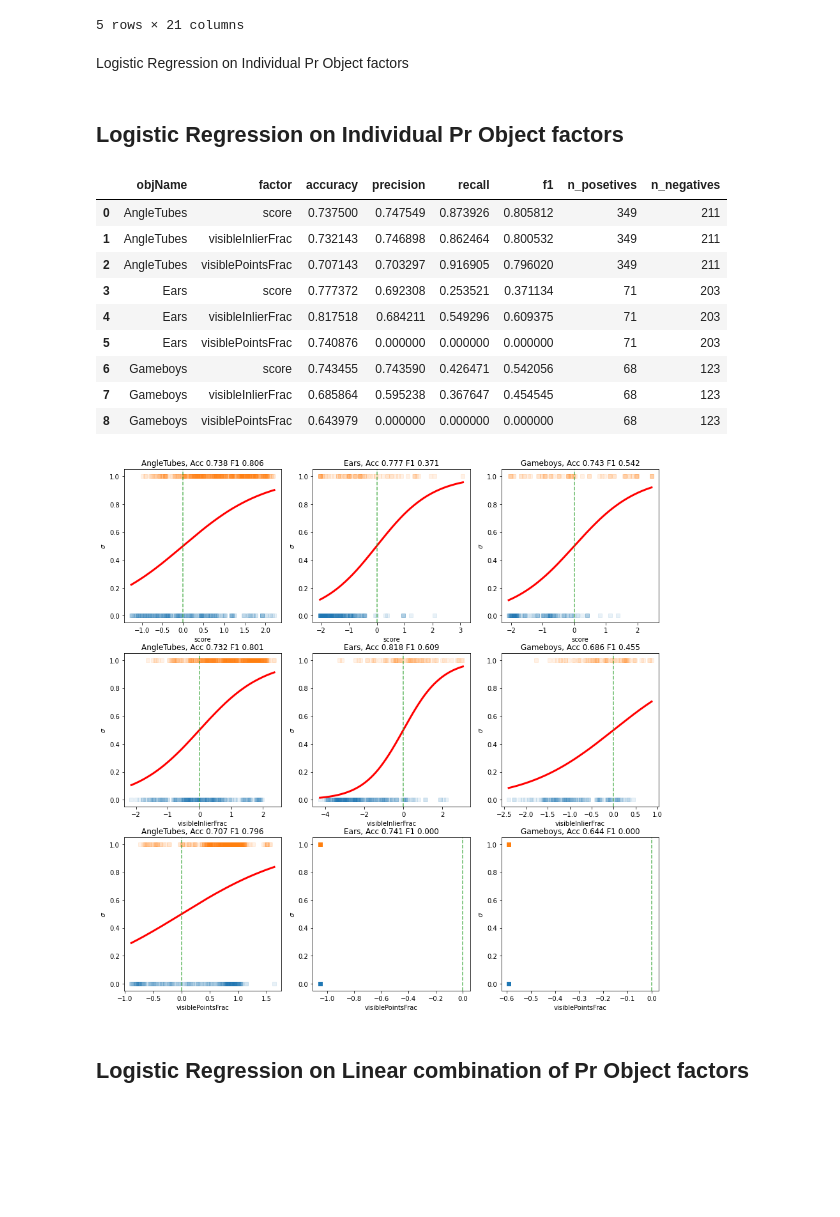
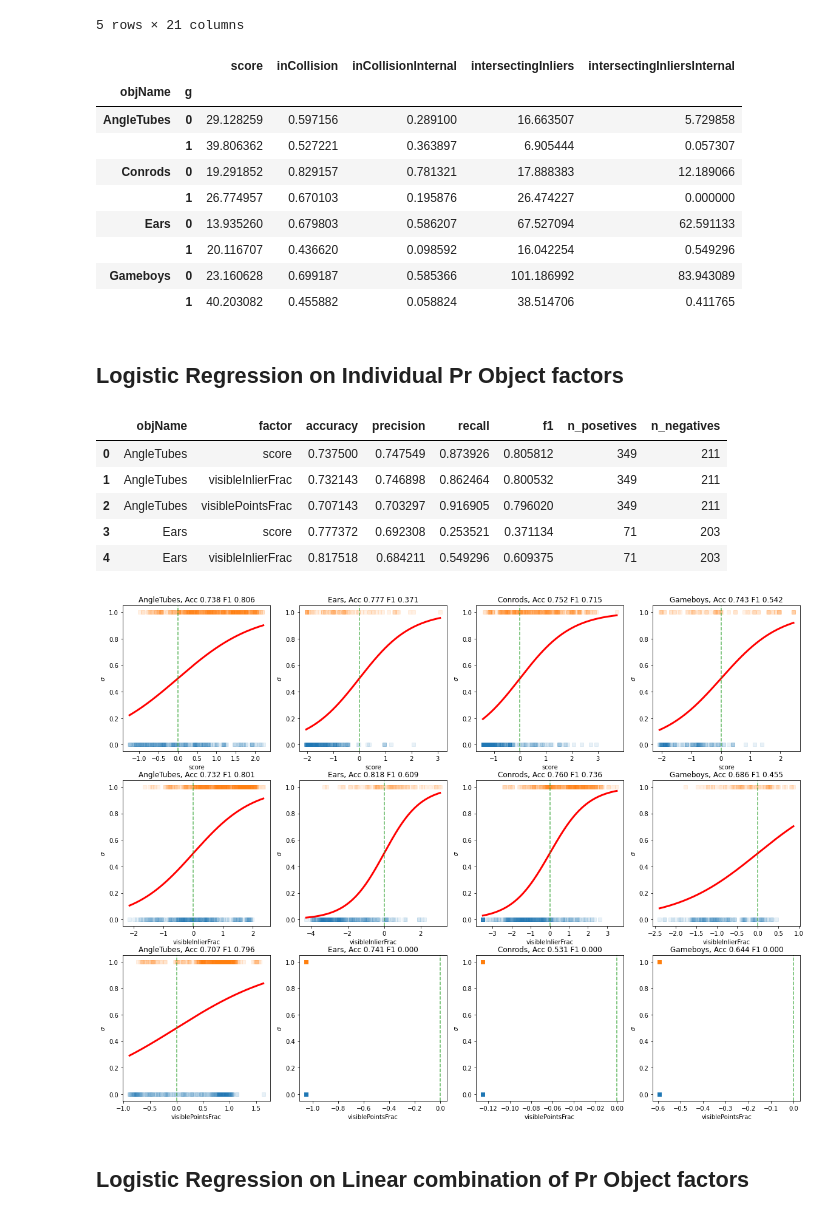
Before and after one commit to Jensbeltman/masterRepo, a Jupyter notebook: scripts/dataset_logistic_regression.ipynb, the cells around one changed output. Cells and saved outputs as stored; diff of their text form; code cells hidden in the pictures; blank space fills up the shorter version.

```diff
--- a/scripts/dataset_logistic_regression.ipynb
+++ b/scripts/dataset_logistic_regression.ipynb
@@ -52,8 +52,19 @@ Gameboys 0.6399999999999999
 | 3 | AngleTubes | 0 | 3 | 1 | 51.1050 | 1769 | 1275 | 1 | ... |
 | 4 | AngleTubes | 0 | 4 | 1 | 49.9980 | 1601 | 1177 | 1 | ... |
 5 rows × 21 columns
-# %% [markdown]
-Logistic Regression on Individual Pr Object factors
+# %%
+df.groupby(["objName","g"]).mean()[["score","inCollision","inCollisionInternal","intersectingInliers","intersectingInliersInternal"]]
+# %% [output]
+|  |  | score | inCollision | inCollisionInternal | intersectingInliers | intersectingInliersInternal |
+| objName | g |  |  |  |  |  |
+| AngleTubes | 0 | 29.128259 | 0.597156 | 0.289100 | 16.663507 | 5.729858 |
+|  | 1 | 39.806362 | 0.527221 | 0.363897 | 6.905444 | 0.057307 |
+| Conrods | 0 | 19.291852 | 0.829157 | 0.781321 | 17.888383 | 12.189066 |
+|  | 1 | 26.774957 | 0.670103 | 0.195876 | 26.474227 | 0.000000 |
+| Ears | 0 | 13.935260 | 0.679803 | 0.586207 | 67.527094 | 62.591133 |
+|  | 1 | 20.116707 | 0.436620 | 0.098592 | 16.042254 | 0.549296 |
+| Gameboys | 0 | 23.160628 | 0.699187 | 0.585366 | 101.186992 | 83.943089 |
+|  | 1 | 40.203082 | 0.455882 | 0.058824 | 38.514706 | 0.411765 |
 # %%
 
 def makeList(obj):
@@ -74,7 +85,7 @@ def get_data_for_logistic_regression(df,objects,factors,normalize_factors=True):
 
     return X, y
 
-def binary_logistic_regession_individual_factors(df,objects = ["AngleTubes","Ears","Gameboys"], factors= ["scoreFrac","visibleInlierFrac","visiblePointsFrac"],normalize_factors=True):
+def binary_logistic_regession_individual_factors(df,objects = ["AngleTubes","Ears","Conrods","Gameboys"], factors= ["scoreFrac","visibleInlierFrac","visiblePointsFrac"],normalize_factors=True):
     objects = makeList(objects)
     factors = makeList(factors)
     models = {}
@@ -98,7 +109,7 @@ def binary_logistic_regession_individual_factors(df,objects = ["AngleTubes","Ear
 
     return models, result_df
 
-def binary_logistic_regession(df,objects = ["AngleTubes","Ears","Gameboys"], factors= ["scoreFrac","visibleInlierFrac","visiblePointsFrac"],normalize_factors=True):
+def binary_logistic_regession(df,objects = ["AngleTubes","Ears","Conrods","Gameboys"], factors= ["scoreFrac","visibleInlierFrac","visiblePointsFrac"],normalize_factors=True):
     objects = makeList(objects)
     factors = makeList(factors)
     models = {}
@@ -129,7 +140,7 @@ def binary_logistic_regession(df,objects = ["AngleTubes","Ears","Gameboys"], fac
 
 
 
-def logistic_regression_plots_individual_factors(df,object_names = ["AngleTubes","Ears","Gameboys"], factors= ["scoreFrac","visibleInlierFrac","visiblePointsFrac"],normalize_factors=True):
+def logistic_regression_plots_individual_factors(df,object_names = ["AngleTubes","Ears","Conrods","Gameboys"], factors= ["scoreFrac","visibleInlierFrac","visiblePointsFrac"],normalize_factors=True):
     n_objects = len(object_names)
     n_factors = len(factors)
     models = {}
@@ -151,7 +162,7 @@ def logistic_regression_plots_individual_factors(df,object_names = ["AngleTubes"
 
             sigmoid_x = np.linspace(np.min(X_transformed,axis=0), np.max(X_transformed,axis=0), 500)
             sigmoid_y = sigmoid(sigmoid_x).ravel()
-            ax.plot(sigmoid_x, sigmoid_y, color='red', linewidth=3)
+            ax.plot(sigmoid_x, sigmoid_y.ravel(), color='red', linewidth=3)
             ax.scatter(X_transformed, y,c=y,cmap=mpl.colors.ListedColormap(["C0","C1"]),alpha=0.1,edgecolors=None,marker='s')
 
             ax.axvline(x=0, ymin=0, ymax=1,ls='--',alpha=0.75,color="C2")
@@ -161,7 +172,7 @@ def logistic_regression_plots_individual_factors(df,object_names = ["AngleTubes"
 
     return fig,axes
 
-def logistic_regression_plots(df,object_names = ["AngleTubes","Ears","Gameboys"], factors= ["scoreFrac","visibleInlierFrac","visiblePointsFrac","penetrationInternal","intersectingInliersFrac"],normalize_factors=True):
+def logistic_regression_plots(df,object_names = ["AngleTubes","Ears","Conrods","Gameboys"], factors= ["scoreFrac","visibleInlierFrac","visiblePointsFrac","penetrationInternal","intersectingInliersFrac"],normalize_factors=True):
     n_objects = len(object_names)
     n_factors = len(factors)
     fig, axes = plt.subplots(1,n_objects,figsize=(n_objects*5,5))
@@ -200,8 +211,8 @@ def print_tuning_params(result_df,variables):
 ## Logistic Regression on Individual Pr Object factors
 # %%
 variables = ["score","visibleInlierFrac","visiblePointsFrac"]
-models, result_df = binary_logistic_regession_individual_factors(df,["AngleTubes","Ears","Gameboys"],variables,normalize_factors=False)
-result_df
+models, result_df = binary_logistic_regession_individual_factors(df,["AngleTubes","Ears","Conrods","Gameboys"],variables,normalize_factors=False)
+result_df.head()
 # %% [output]
 |  | objName | factor | accuracy | precision | recall | f1 | n_posetives | n_negatives |
 | 0 | AngleTubes | score | 0.737500 | 0.747549 | 0.873926 | 0.805812 | 349 | 211 |
@@ -209,17 +220,13 @@ result_df
 | 2 | AngleTubes | visiblePointsFrac | 0.707143 | 0.703297 | 0.916905 | 0.796020 | 349 | 211 |
 | 3 | Ears | score | 0.777372 | 0.692308 | 0.253521 | 0.371134 | 71 | 203 |
 | 4 | Ears | visibleInlierFrac | 0.817518 | 0.684211 | 0.549296 | 0.609375 | 71 | 203 |
-| 5 | Ears | visiblePointsFrac | 0.740876 | 0.000000 | 0.000000 | 0.000000 | 71 | 203 |
-| 6 | Gameboys | score | 0.743455 | 0.743590 | 0.426471 | 0.542056 | 68 | 123 |
-| 7 | Gameboys | visibleInlierFrac | 0.685864 | 0.595238 | 0.367647 | 0.454545 | 68 | 123 |
-| 8 | Gameboys | visiblePointsFrac | 0.643979 | 0.000000 | 0.000000 | 0.000000 | 68 | 123 |
 # %%
-logistic_regression_plots_individual_factors(df,object_names = ["AngleTubes","Ears","Gameboys"], factors= ["score","visibleInlierFrac","visiblePointsFrac"],normalize_factors=False)
+logistic_regression_plots_individual_factors(df,object_names = ["AngleTubes","Ears","Conrods","Gameboys"], factors= ["score","visibleInlierFrac","visiblePointsFrac"],normalize_factors=False)
 plt.savefig("PrObjectLogisticRegressionIndividual.pdf")
 plt.savefig("PrObjectLogisticRegressionIndividual.png")
 plt.show()
 # %% [output]
-[figure, old version]
+[figure, new version]
 # %% [markdown]
 ## Logistic Regression on Linear combination of Pr Object factors
 # %%
```
Also changed, not shown: parts of 7 cells of this notebook.
